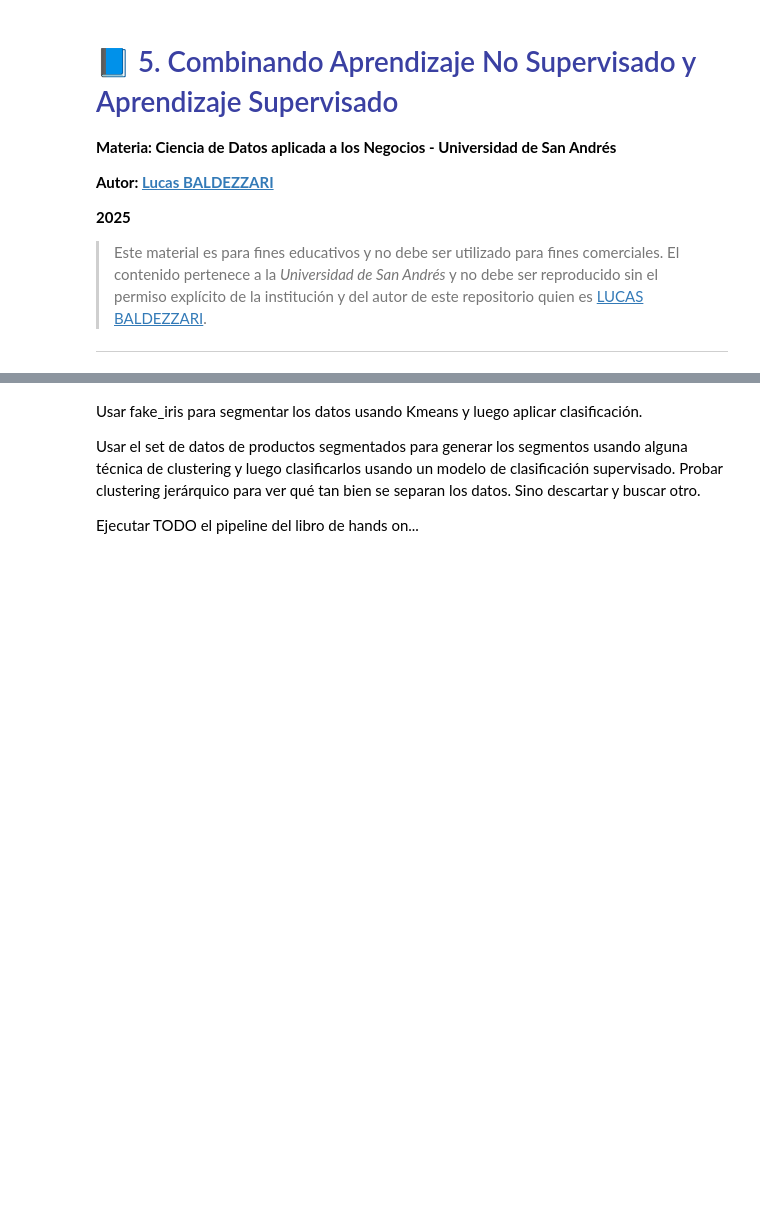
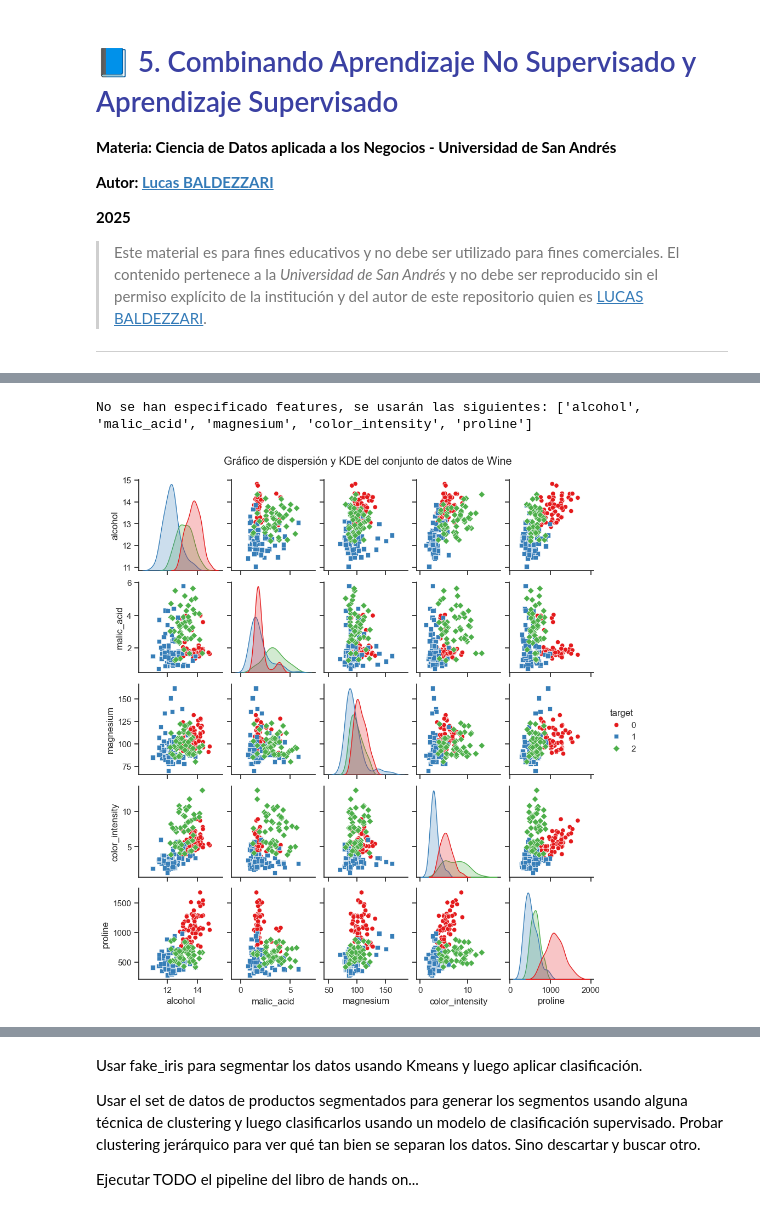
Before and after one commit to lucasbaldezzari/cdan, a Jupyter notebook: 5. Combinando ANS y AS.ipynb, the cells around one changed output, grey strips where cells are left out. Drawn from its saved outputs; the diff is of its cells as text; code cells hidden in the pictures; blank space fills up the shorter version.

```diff
--- a/5. Combinando ANS y AS.ipynb
+++ b/5. Combinando ANS y AS.ipynb
@@ -24,0 +160,5 @@ Es importante prestar atención a los siguientes íconos o emojis que aparezcan
+# %%
+pairPlotofWine(features=None)
+# %% [output]
+No se han especificado features, se usarán las siguientes: ['alcohol', 'malic_acid', 'magnesium', 'color_intensity', 'proline']
+[figure, added]
```
Also changed, not shown: parts of 63 cells of this notebook, 3 other files.
